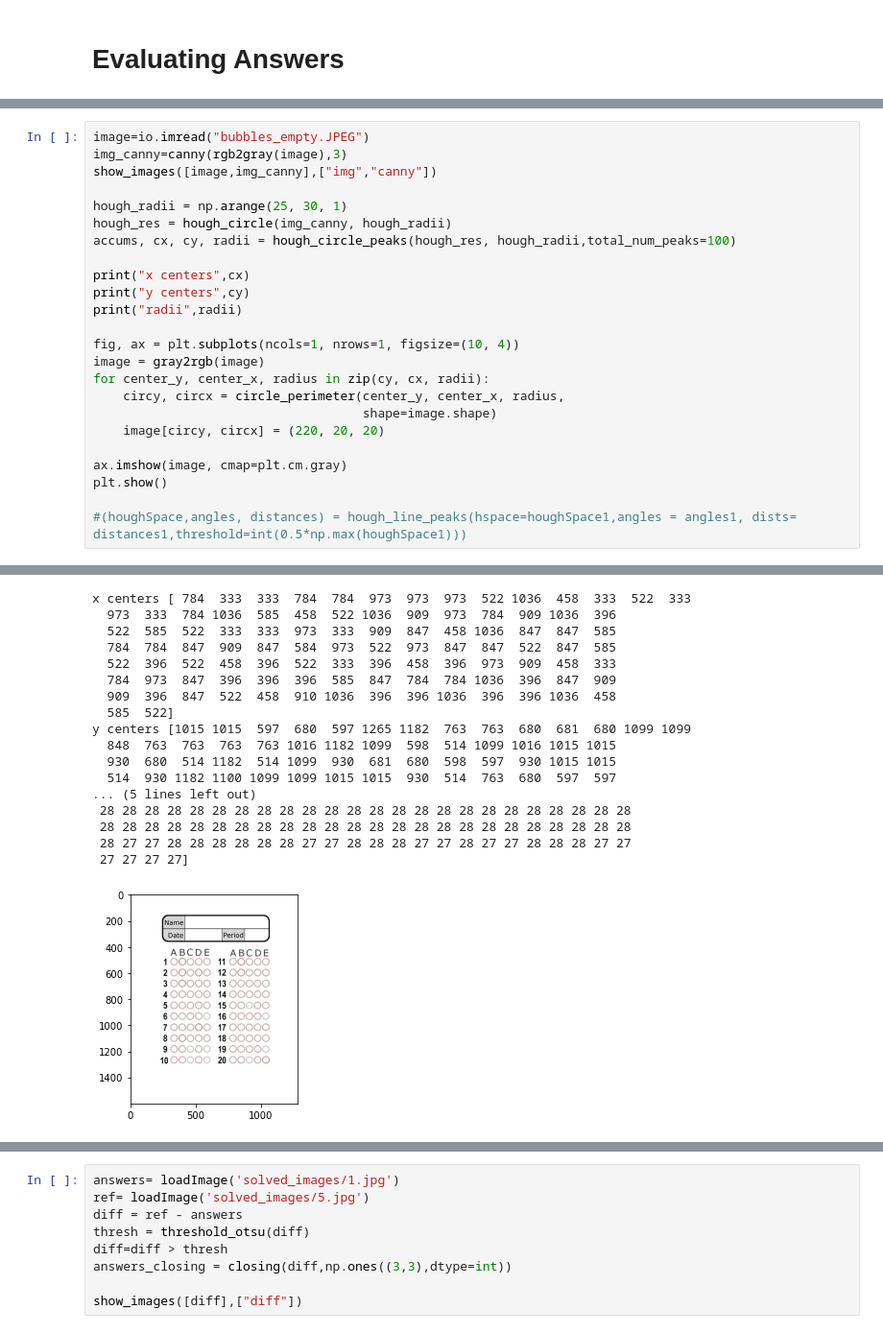
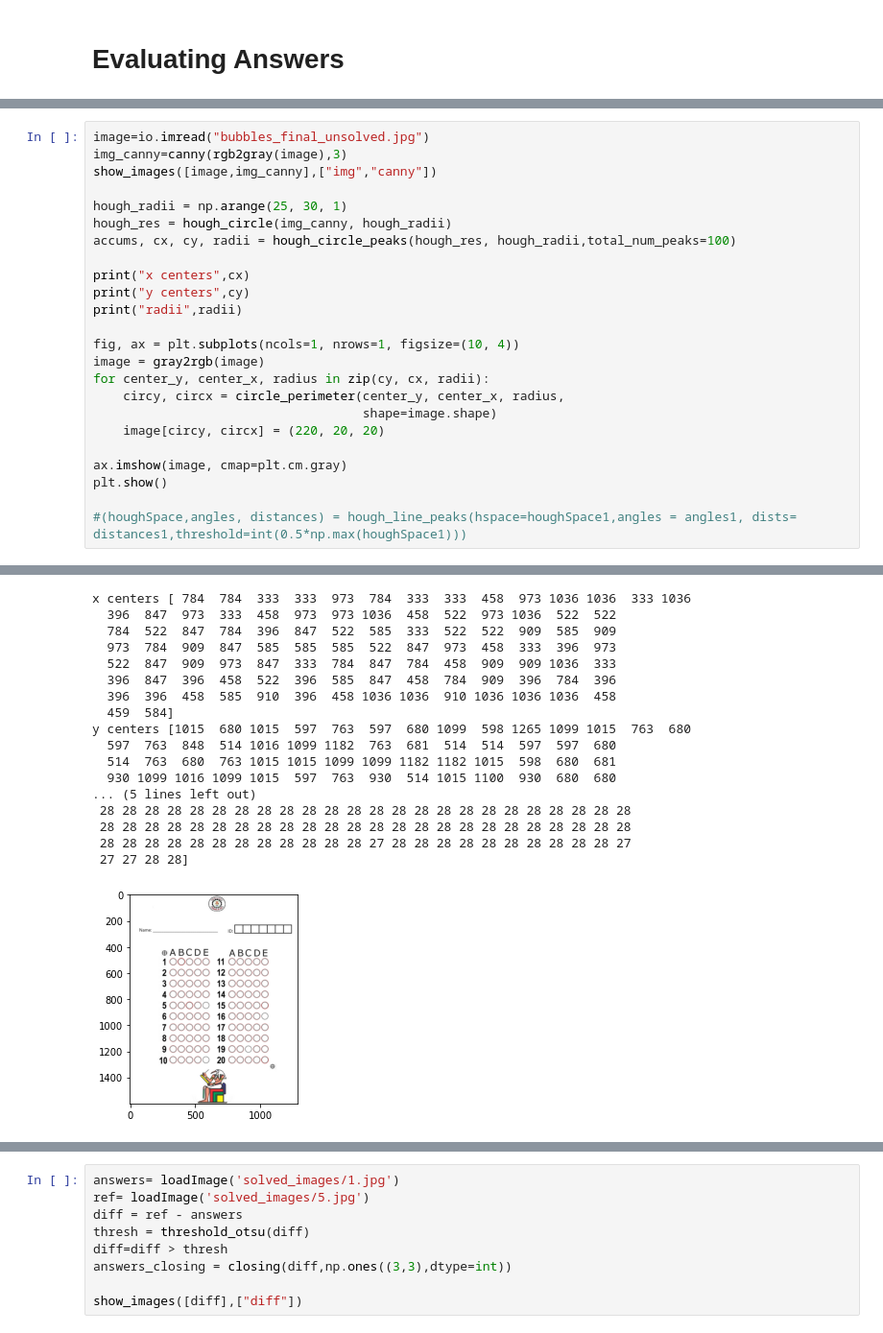
Before and after one commit to cufechs/Bubble-Sheet-Corrector, a Jupyter notebook: Playground/Evaluate_Answers/Evaluate_answers.ipynb, the cells around one changed output, grey strips where cells are left out. Shown at 96% size. Drawn from its saved outputs; the diff is of its cells as text.

```diff
--- a/Playground/Evaluate_Answers/Evaluate_answers.ipynb
+++ b/Playground/Evaluate_Answers/Evaluate_answers.ipynb
@@ -12,5 +12,5 @@ The autoreload extension is already loaded. To reload it, use:
 # %%
-image=io.imread("bubbles_empty.JPEG")
+image=io.imread("bubbles_final_unsolved.jpg")
 img_canny=canny(rgb2gray(image),3)
 show_images([image,img_canny],["img","canny"])
 
@@ -38,18 +38,18 @@ plt.show()
-x centers [ 784  333  333  784  784  973  973  973  522 1036  458  333  522  333
-  973  333  784 1036  585  458  522 1036  909  973  784  909 1036  396
-  522  585  522  333  333  973  333  909  847  458 1036  847  847  585
-  784  784  847  909  847  584  973  522  973  847  847  522  847  585
-  522  396  522  458  396  522  333  396  458  396  973  909  458  333
-  784  973  847  396  396  396  585  847  784  784 1036  396  847  909
-  909  396  847  522  458  910 1036  396  396 1036  396  396 1036  458
-  585  522]
-y centers [1015 1015  597  680  597 1265 1182  763  763  680  681  680 1099 1099
-  848  763  763  763  763 1016 1182 1099  598  514 1099 1016 1015 1015
-  930  680  514 1182  514 1099  930  681  680  598  597  930 1015 1015
-  514  930 1182 1100 1099 1099 1015 1015  930  514  763  680  597  597
+x centers [ 784  784  333  333  973  784  333  333  458  973 1036 1036  333 1036
+  396  847  973  333  458  973  973 1036  458  522  973 1036  522  522
+  784  522  847  784  396  847  522  585  333  522  522  909  585  909
+  973  784  909  847  585  585  585  522  847  973  458  333  396  973
+  522  847  909  973  847  333  784  847  784  458  909  909 1036  333
+  396  847  396  458  522  396  585  847  458  784  909  396  784  396
+  396  396  458  585  910  396  458 1036 1036  910 1036 1036 1036  458
+  459  584]
+y centers [1015  680 1015  597  763  597  680 1099  598 1265 1099 1015  763  680
+  597  763  848  514 1016 1099 1182  763  681  514  514  597  597  680
+  514  763  680  763 1015 1015 1099 1099 1182 1182 1015  598  680  681
+  930 1099 1016 1099 1015  597  763  930  514 1015 1100  930  680  680
 ... (5 lines left out)
  28 28 28 28 28 28 28 28 28 28 28 28 28 28 28 28 28 28 28 28 28 28 28 28
  28 28 28 28 28 28 28 28 28 28 28 28 28 28 28 28 28 28 28 28 28 28 28 28
- 28 27 27 28 28 28 28 28 28 27 27 28 28 28 27 27 28 27 27 28 28 28 27 27
- 27 27 27 27]
+ 28 28 28 28 28 28 28 28 28 28 28 28 27 28 28 28 28 28 28 28 28 28 28 27
+ 27 27 28 28]
-[figure, old version]
+[figure, new version]
```
Also changed, not shown: parts of 17 cells of this notebook, 3 other files.
